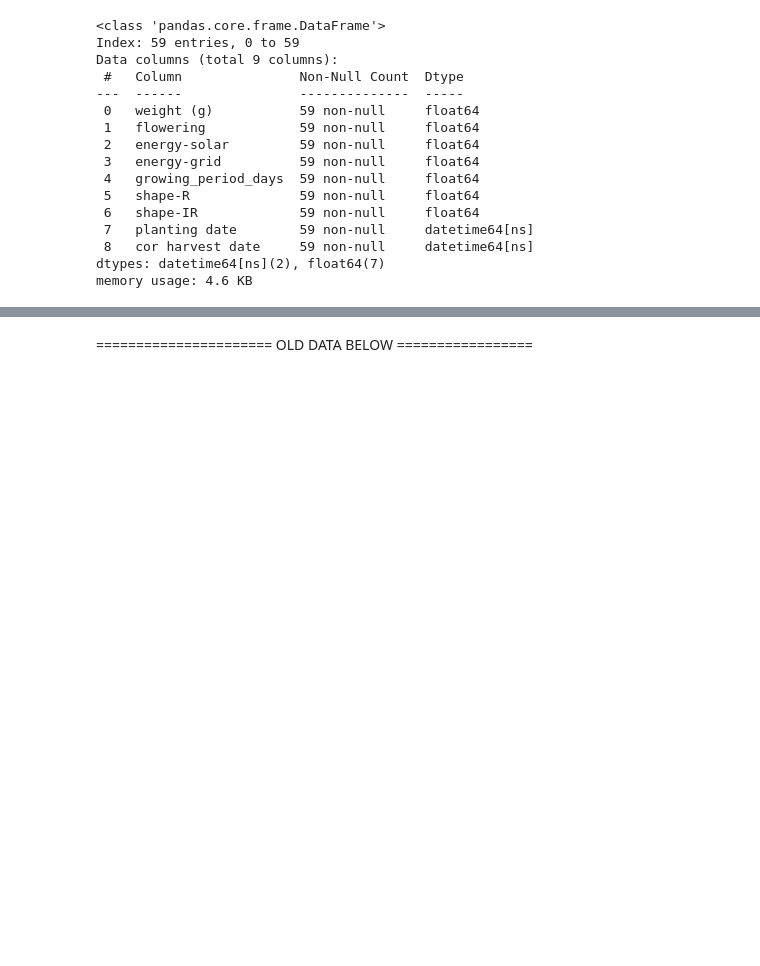
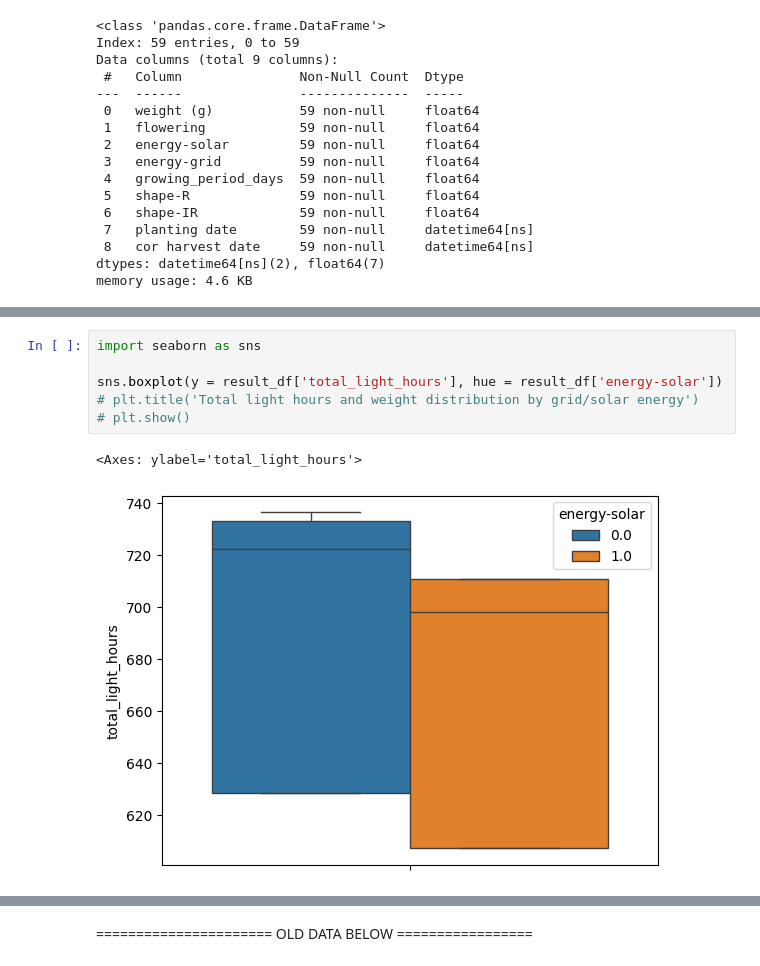
Before and after one commit to taniabuzykina/keylife-ng-pv, a Jupyter notebook: ml_project_1/plant_data_ml.ipynb, the cells around one changed output, grey strips where cells are left out. Drawn from its saved outputs; the diff is of its cells as text; blank space fills up the shorter version.

```diff
--- a/ml_project_1/plant_data_ml.ipynb
+++ b/ml_project_1/plant_data_ml.ipynb
@@ -795,0 +792,9 @@ memory usage: 5.5 KB
+# %%
+import seaborn as sns
+
+sns.boxplot(y = result_df['total_light_hours'], hue = result_df['energy-solar'])
+# plt.title('Total light hours and weight distribution by grid/solar energy')
+# plt.show()
+# %% [output]
+<Axes: ylabel='total_light_hours'>
+[figure, added]
```
Also changed, not shown: parts of 10 cells of this notebook.
